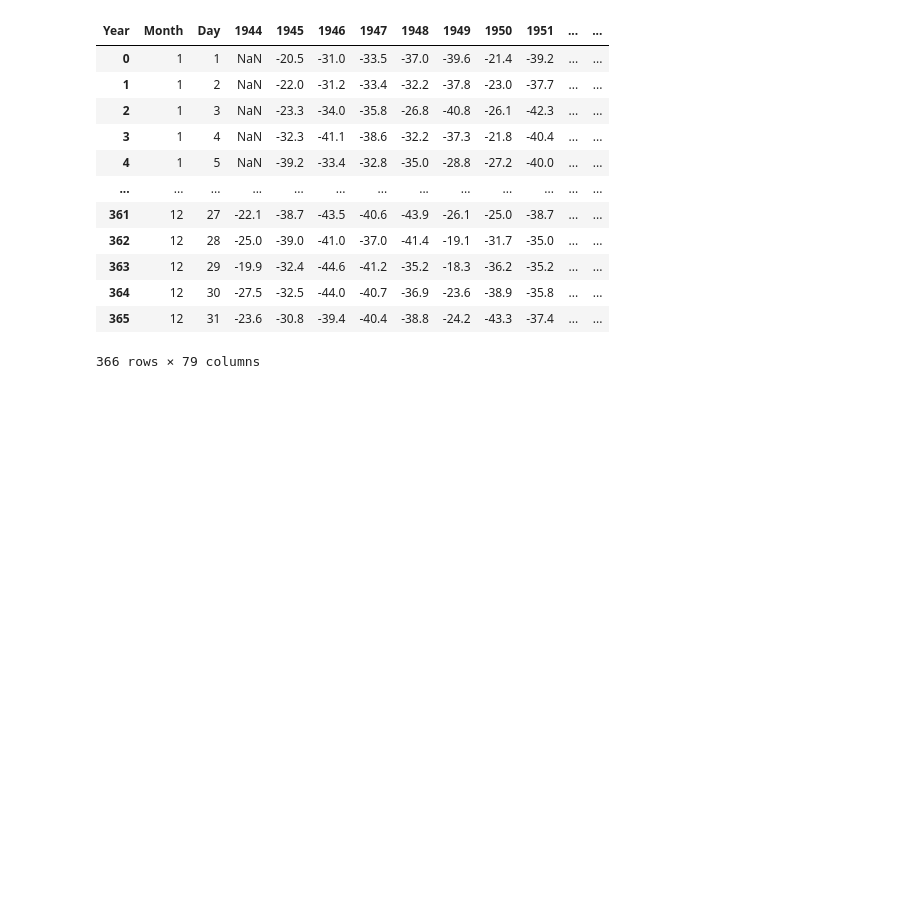
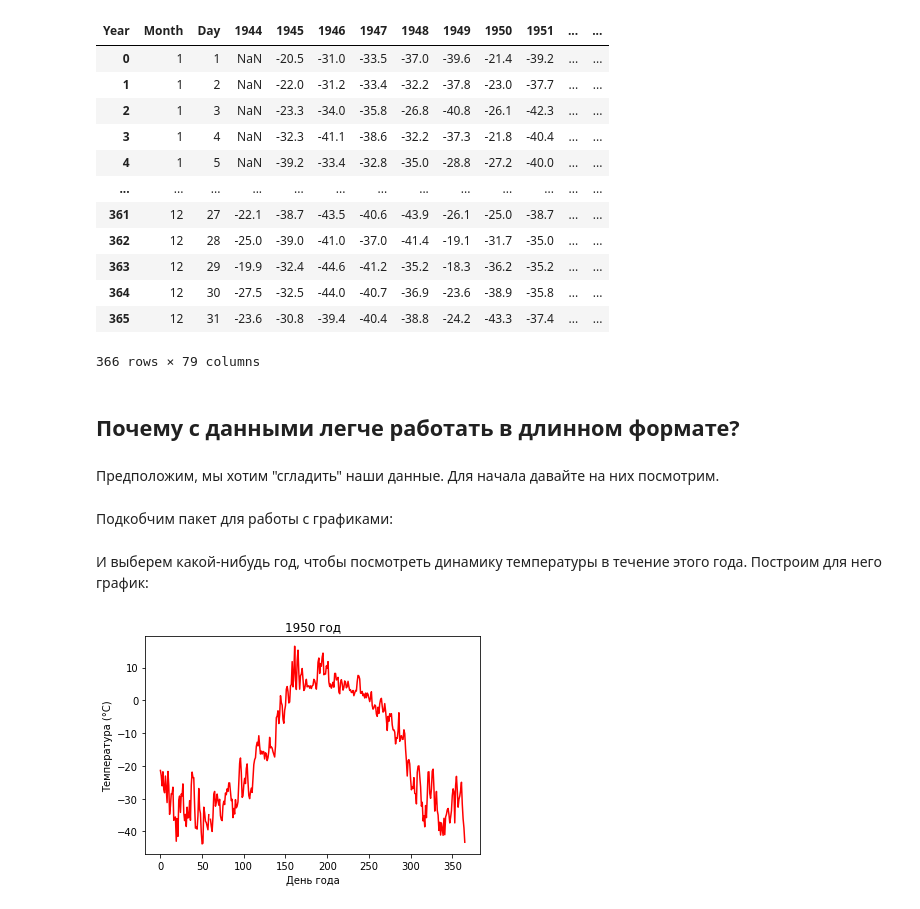
Before and after one commit to mikewellmeansme/biological-statistics-course, a Jupyter notebook: lesson_008.ipynb, the cells around one changed output. Saved outputs shown, nothing was run; the diff lists cells and outputs as text; code cells hidden in the pictures; blank space fills up the shorter version.

```diff
--- a/lesson_008.ipynb
+++ b/lesson_008.ipynb
@@ -27,2 +33,2 @@ import pandas as pd
 # %%
-wide_temp = pd.read_csv('data/wide_temperature.csv')
+wide_temp = pd.read_csv('https://raw.githubusercontent.com/mikewellmeansme/biological-statistics-course/master/data/wide_temperature.csv')
@@ -84,3 +116,9 @@ long_temp.pivot(
 | 364 | 12 | 30 | -27.5 | -32.5 | -44.0 | -40.7 | -36.9 | -23.6 | -38.9 | -35.8 | ... | ... |
 | 365 | 12 | 31 | -23.6 | -30.8 | -39.4 | -40.4 | -38.8 | -24.2 | -43.3 | -37.4 | ... | ... |
 366 rows × 79 columns
+# %% [markdown]
+## Почему с данными легче работать в длинном формате?
+# %% [markdown]
+Предположим, мы хотим "сгладить" наши данные. Для начала давайте на них посмотрим.
+# %% [markdown]
+Подкобчим пакет для работы с графиками:
@@ -86,0 +127,14 @@ long_temp.pivot(
+# %% [markdown]
+И выберем какой-нибудь год, чтобы посмотреть динамику температуры в течение этого года. Построим для него график:
+# %%
+plt.plot(
+    range(366),
+    wide_temp['1950'],
+    color='red'
+)
+plt.xlabel('День года')
+plt.ylabel('Температура (°C)')
+plt.title('1950 год')
+plt.show()
+# %% [output]
+[figure, added]
```
Also changed, not shown: parts of 27 cells of this notebook.
